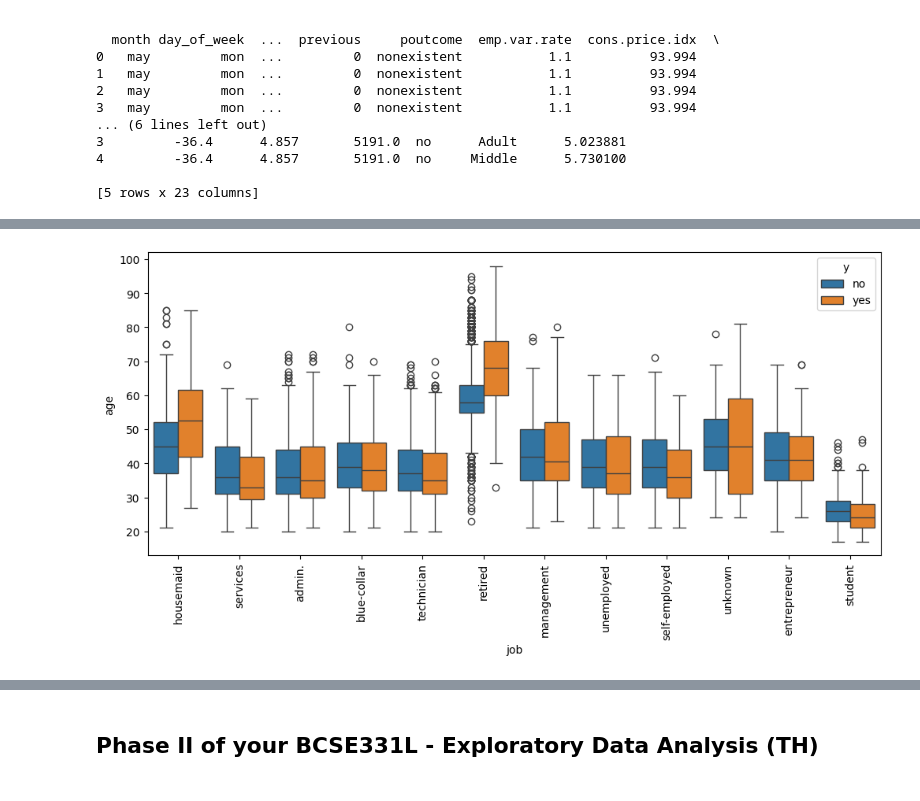
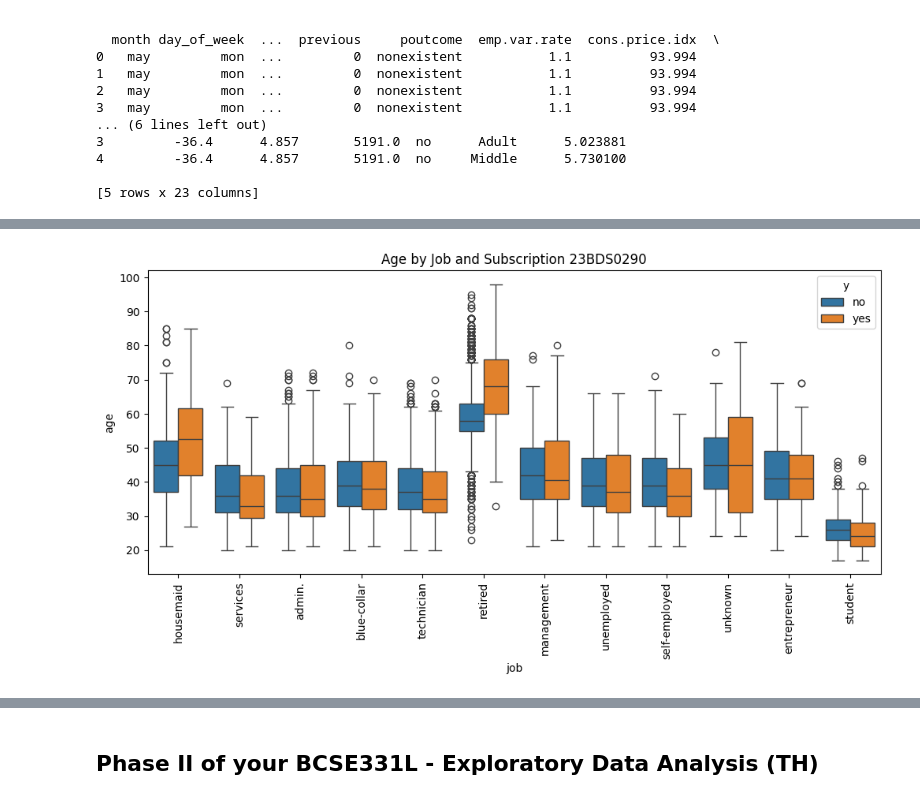
Before and after one commit to 2005lakshya/lakshya_gupta_eda, a Jupyter notebook: Lakshya_gupta_eda.ipynb, the cells around one changed output, grey strips where cells are left out. Saved outputs shown, nothing was run; the diff lists cells and outputs as text; code cells hidden in the pictures.

```diff
--- a/Lakshya_gupta_eda.ipynb
+++ b/Lakshya_gupta_eda.ipynb
@@ -257,19 +263,21 @@ plt.show()
 # %%
 #Multivariate analysis with a minimum of three visualizations
 plt.figure(figsize=(12, 5))
 
 sns.boxplot(
     x="job",
     y="age",
     hue="y",
     data=bank_data
 )
 
 plt.xticks(rotation=90)
 
+plt.title("Age by Job and Subscription 23BDS0290")
+
 plt.show()
 # %% [output]
-[figure, old version]
+[figure, new version]
 # %%
 #Multivariate analysis with a minimum of three visualizations
 plt.figure(figsize=(10, 8))
```
Also changed, not shown: parts of 11 cells of this notebook.
